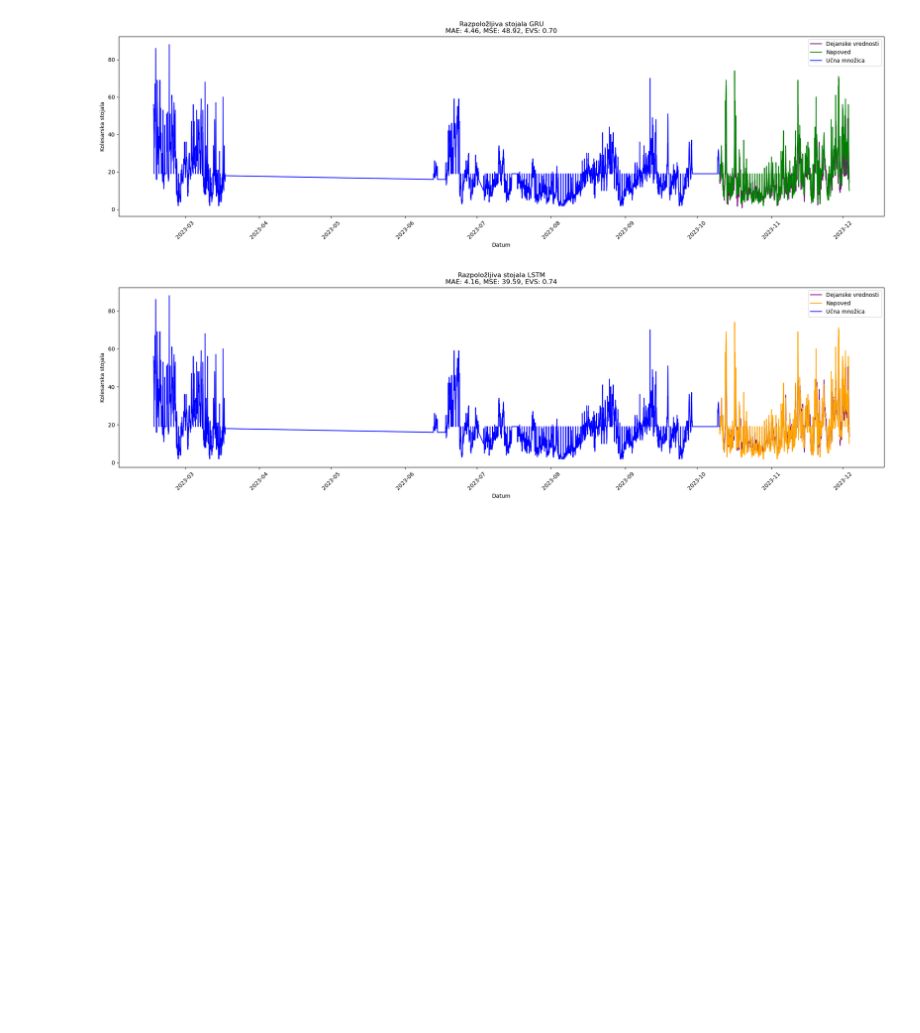
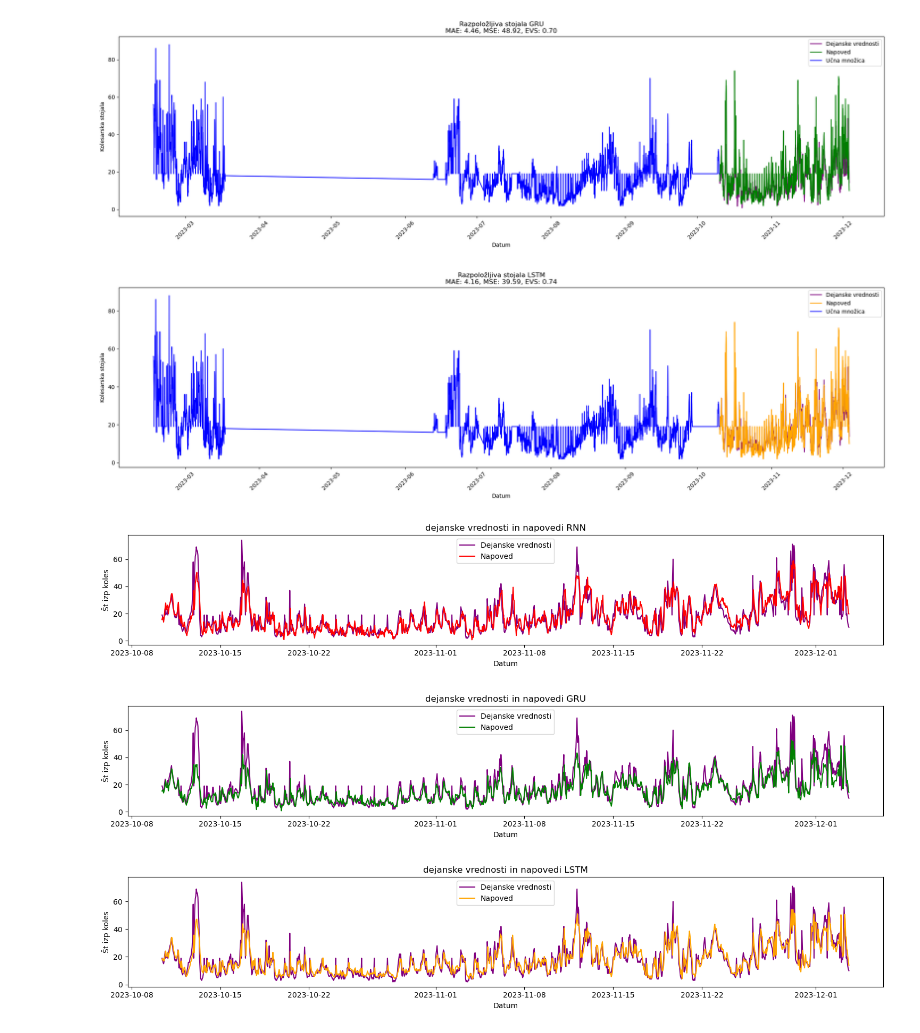
Before and after one commit to trdin/air_quality_RNN, a Jupyter notebook: projekt.ipynb, the cells around one changed output. Drawn from its saved outputs; the diff is of its cells as text; code cells hidden in the pictures; blank space fills up the shorter version.

Commit message:
model evaluation

```diff
--- a/projekt.ipynb
+++ b/projekt.ipynb
@@ -528,7 +528,7 @@ LSTM Model Metrics:
 MAE: 4.16066383655657, MSE: 39.59283913614153, EVS: 0.7386388429287651
 # %%
 dates = all_data['Date'][:-look_back][-len(y_test):]
-train_data =  all_data['Date'][:len(train_data)]
+train_dates =  all_data['Date'][:len(train_data)]
 
 
 print(dates.shape)
@@ -596,3 +596,24 @@ plot_comparison(
 [figure]
 [figure]
 [figure]
+# %%
+def plot_comparison(test_dates, y_test_inverse, y_pred_inverse, model_name, color):
+    plt.figure(figsize=(15, 3))
+    plt.plot(test_dates, y_test_inverse, color='purple', label='Dejanske vrednosti')
+    plt.plot(test_dates, y_pred_inverse, color=color, label='Napoved')
+    plt.title(f'dejanske vrednosti in napovedi {model_name}')
+    plt.xlabel('Datum')
+    plt.ylabel('Št izp koles')
+    plt.legend()
+    plt.tight_layout()
+    plt.show()
+
+plot_comparison(dates, y_test_true, y_test_pred_rnn_adv, 'RNN', 'red')
+
+plot_comparison(dates, y_test_true, y_test_pred_gru_adv, 'GRU', 'green')
+
+plot_comparison(dates, y_test_true, y_test_pred_lstm_adv, 'LSTM', 'orange')
+# %% [output]
+[figure, added]
+[figure, added]
+[figure, added]
```
Also changed, not shown: parts of 2 cells of this notebook.
